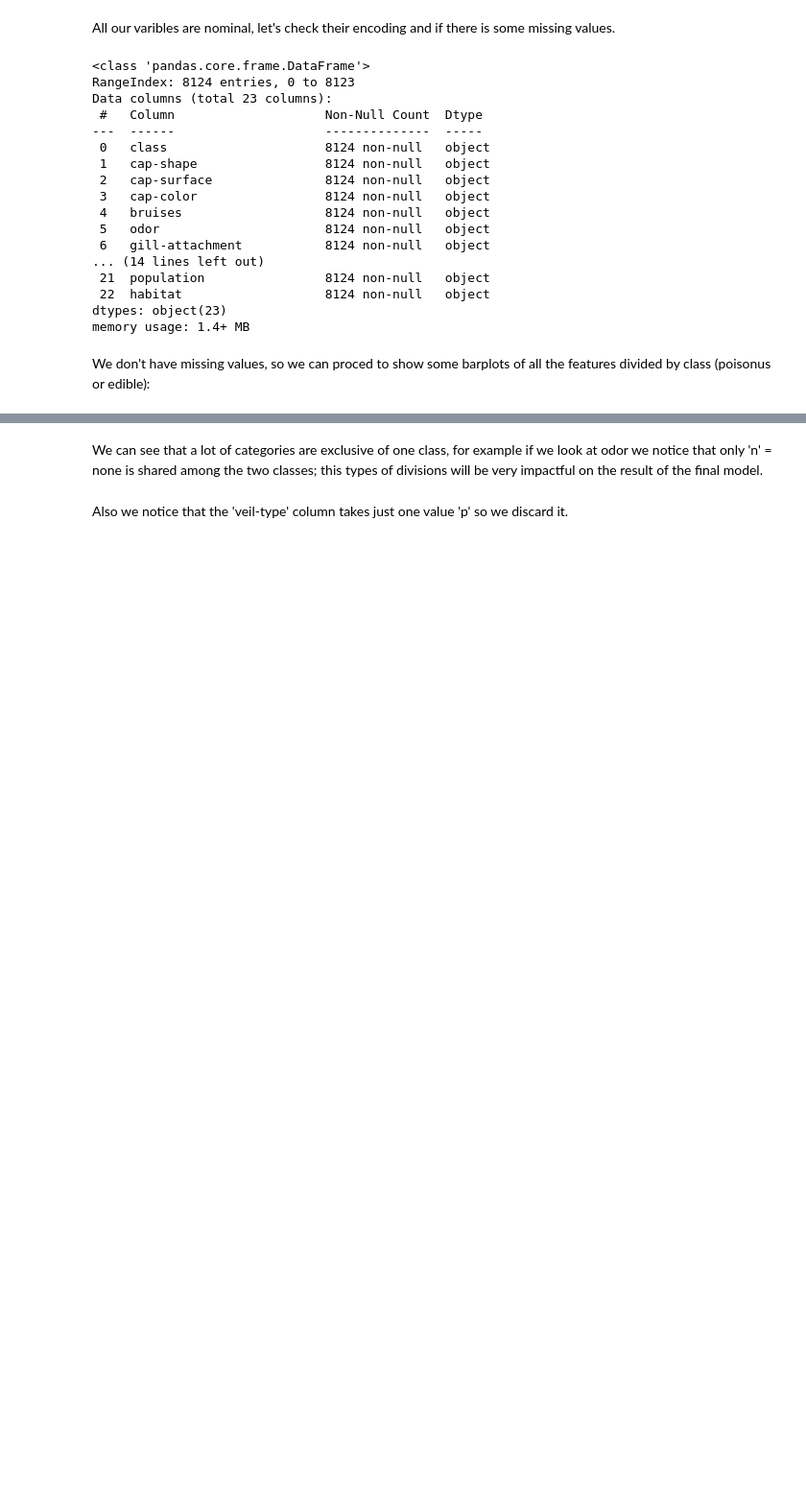
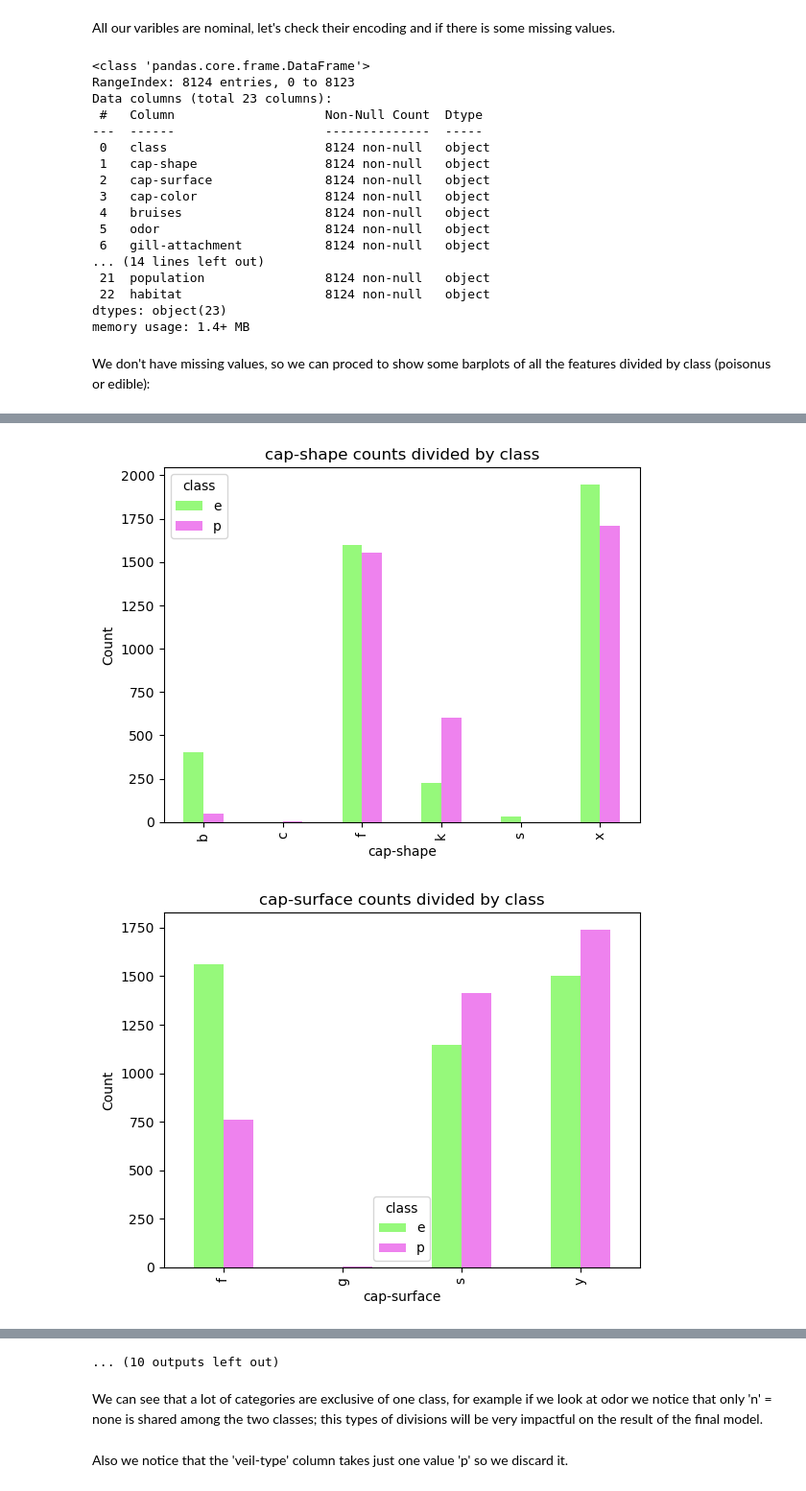
Before and after one commit to FilippoDoldi/Mushroom-classification, a Jupyter notebook: MushroomClassification.ipynb, the cells around one changed output, grey strips where cells are left out. Shown at 96% size. Cells and saved outputs as stored; diff of their text form; code cells hidden in the pictures; blank space fills up the shorter version.

```diff
--- a/MushroomClassification.ipynb
+++ b/MushroomClassification.ipynb
@@ -100,18 +100,3 @@ dtypes: object(23)
 memory usage: 1.4+ MB
 # %% [markdown]
 We don't have missing values, so we can proced to show some barplots of all the features divided by class (poisonus or edible):
-# %%
-import matplotlib.pyplot as plt
-import numpy as np
-
-colors = np.where(df["class"] == 'p', 'r','g')
-for feature in df.columns[1:]:
-    fig, axs = plt.subplots(1, 2, sharey = True, figsize=(8, 3))
-
-    df[df["class"] == 'p'][feature].value_counts().plot(kind='bar', rot=0, ax = axs[0], color = 'purple')
-    axs[0].set_title("Poisonus")
-
-    df[df["class"] == 'e'][feature].value_counts().plot(kind='bar', rot=0, ax = axs[1], color = 'green')
-    axs[1].set_title("Edible")
-    fig.suptitle(feature)
-    plt.show()
@@ -131,0 +103,16 @@ for feature in df.columns[1:]:
+# %%
+import matplotlib.pyplot as plt
+import numpy as np
+
+colors = {"p": "violet", "e": "#96f97b"}
+for feature in df.columns[1:]:
+    counts = df.groupby(feature)["class"].value_counts().unstack()
+
+    ax = counts.plot(kind="bar", color=[colors[c] for c in counts.columns])
+    ax.set_xlabel(feature)
+    ax.set_ylabel("Count")
+    ax.set_title(f'{feature} counts divided by class')
+    plt.show()
+# %% [output]
+[figure, added]
+[figure, added]
@@ -132,3 +129,4 @@ for feature in df.columns[1:]:
+... (10 outputs left out)
 # %% [markdown]
 We can see that a lot of categories are exclusive of one class, for example if we look at odor we notice that only 'n' = none is shared among the two classes; this types of divisions will be very impactful on the result of the final model.
 # %% [markdown]
```
Also changed, not shown: parts of 4 cells of this notebook.
